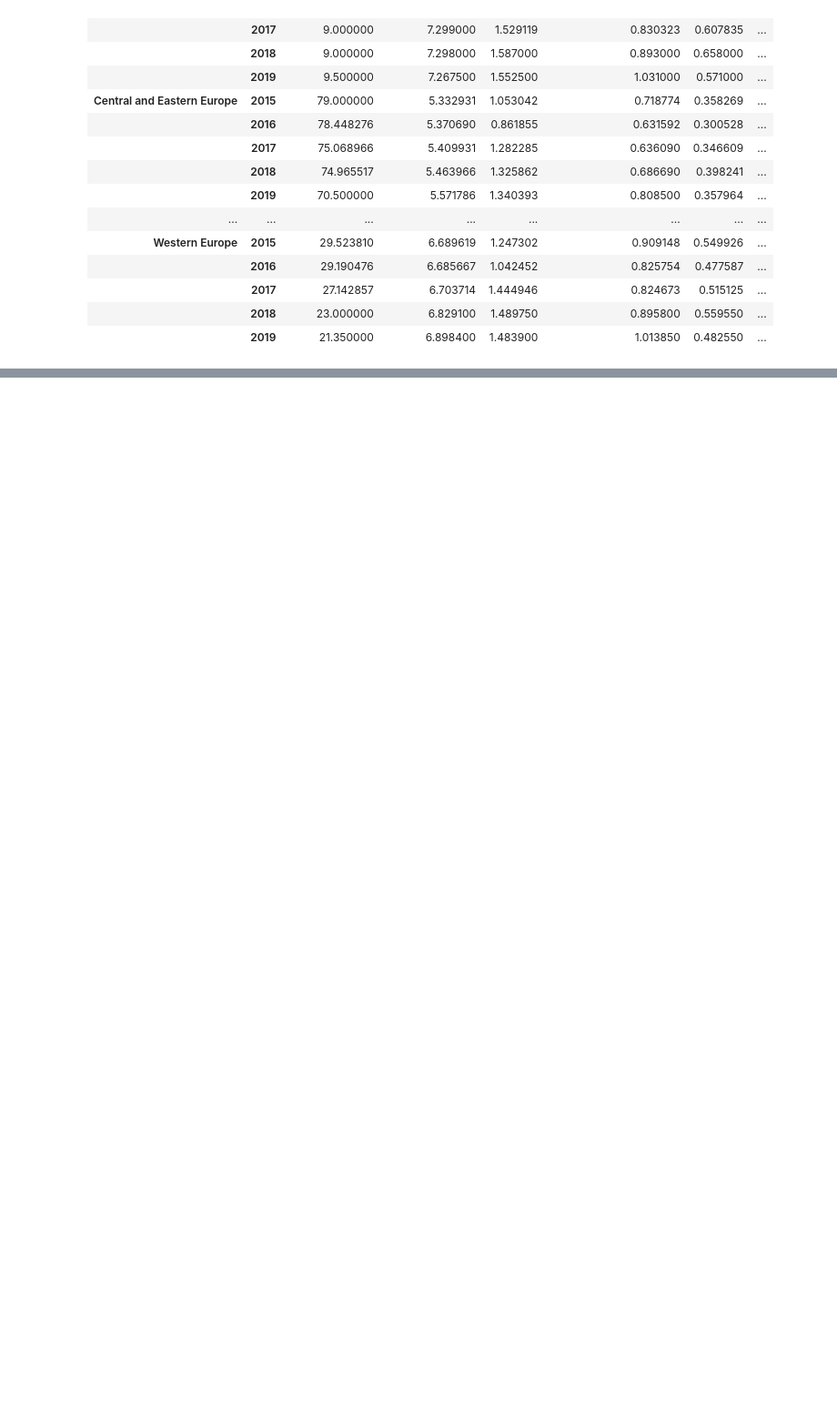
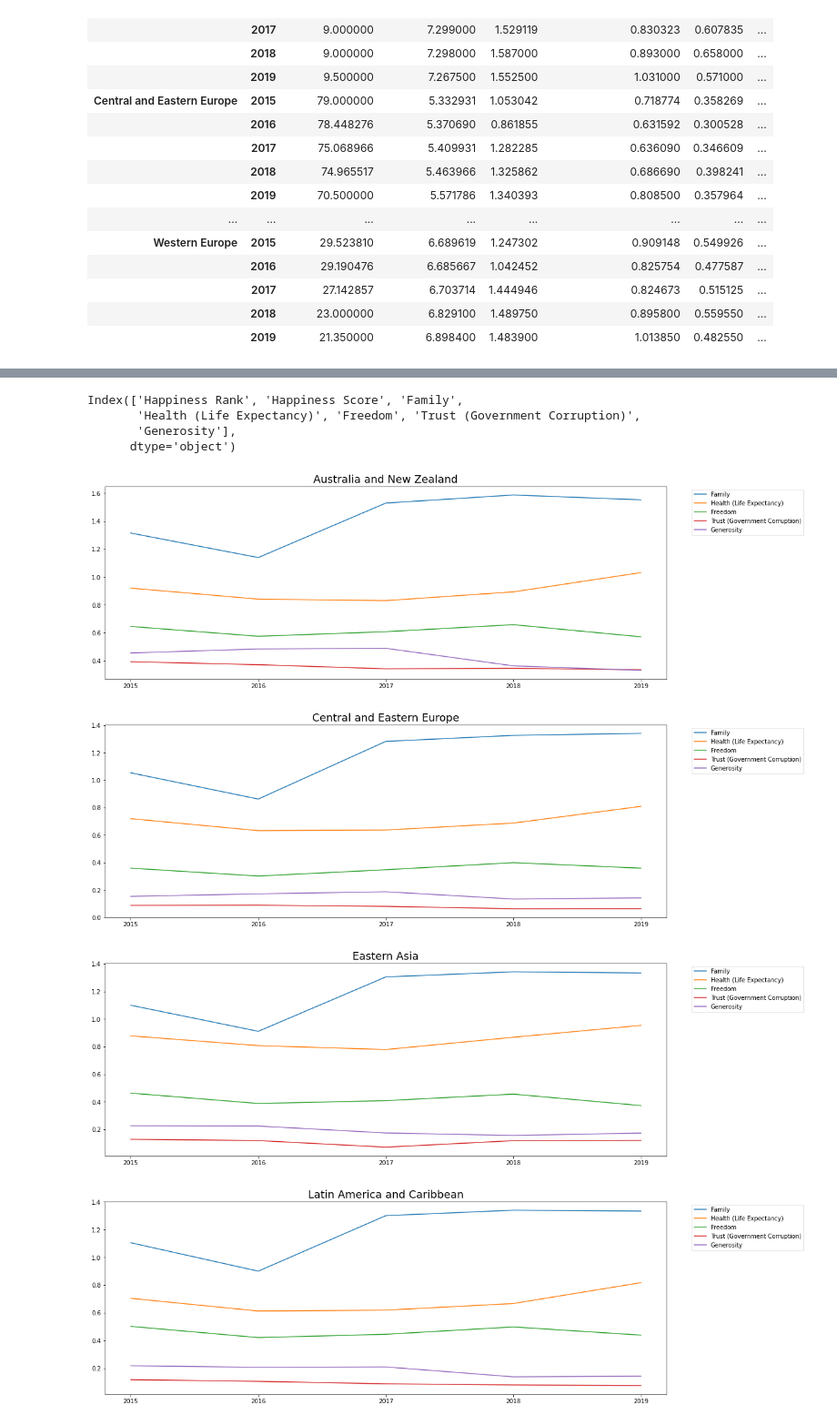
Before and after one commit to blazaropinto/portfolio_PDA_Data_Science, a Jupyter notebook: Happiness_Data_Project.ipynb, the cells around one changed output, grey strips where cells are left out. Shown at 91% size. Cells and saved outputs as stored; diff of their text form; code cells hidden in the pictures; blank space fills up the shorter version.

```diff
--- a/Happiness_Data_Project.ipynb
+++ b/Happiness_Data_Project.ipynb
@@ -485,13 +484,3 @@ evolution_regions
 |  | 2017 | 27.142857 | 6.703714 | 1.444946 | 0.824673 | 0.515125 | ... |
 |  | 2018 | 23.000000 | 6.829100 | 1.489750 | 0.895800 | 0.559550 | ... |
 |  | 2019 | 21.350000 | 6.898400 | 1.483900 | 1.013850 | 0.482550 | ... |
-# %%
-for region in happiness_2015_2019.Region.unique():
-  plt.figure()
-  g = evolution_regions.loc[region].plot( y=['Family', 'Health (Life Expectancy)',	'Freedom', 'Trust (Government Corruption)','Generosity'],
-                                         figsize=(17,6), kind='line')
-  evolution_regions.loc[region].plot( y=['Happiness Rank',	'Happiness Score'],
-                                         ax=g, secondary_y=True, kind='line',
-                                          linestyle=':', marker='s')
-  plt.title(region, fontsize=14)
-  plt.show()
@@ -511,0 +498,27 @@ for region in happiness_2015_2019.Region.unique():
+# %%
+evolution_regions.columns
+# %% [output]
+Index(['Happiness Rank', 'Happiness Score', 'Family',
+       'Health (Life Expectancy)', 'Freedom', 'Trust (Government Corruption)',
+       'Generosity'],
+      dtype='object')
+# %%
+for region in evolution_regions.index.get_level_values(0).unique():
+  temp_df = evolution_regions.loc[region]
+  labels = list(temp_df.index)
+  fig, ax = plt.subplots(figsize=(17,6))
+  for factor in evolution_regions.columns:
+    if factor in ['Family', 'Health (Life Expectancy)',	'Freedom', 'Trust (Government Corruption)','Generosity']:
+      ax.plot(labels,temp_df[factor], label=factor)
+    # else:
+    #   ax2 = plt.twinx()
+    #   ax2.plot(labels,temp_df[factor], label=factor, linestyle=':', marker='o')
+  ax.legend(loc='upper right', bbox_to_anchor=(0.75, 0, 0.5, 1))
+  plt.xticks(labels,labels)
+  plt.title(region, fontsize=18)
+  plt.show()
+# %% [output]
+[figure, added]
+[figure, added]
+[figure, added]
+[figure, added]
```
Also changed, not shown: parts of 4 cells of this notebook.
